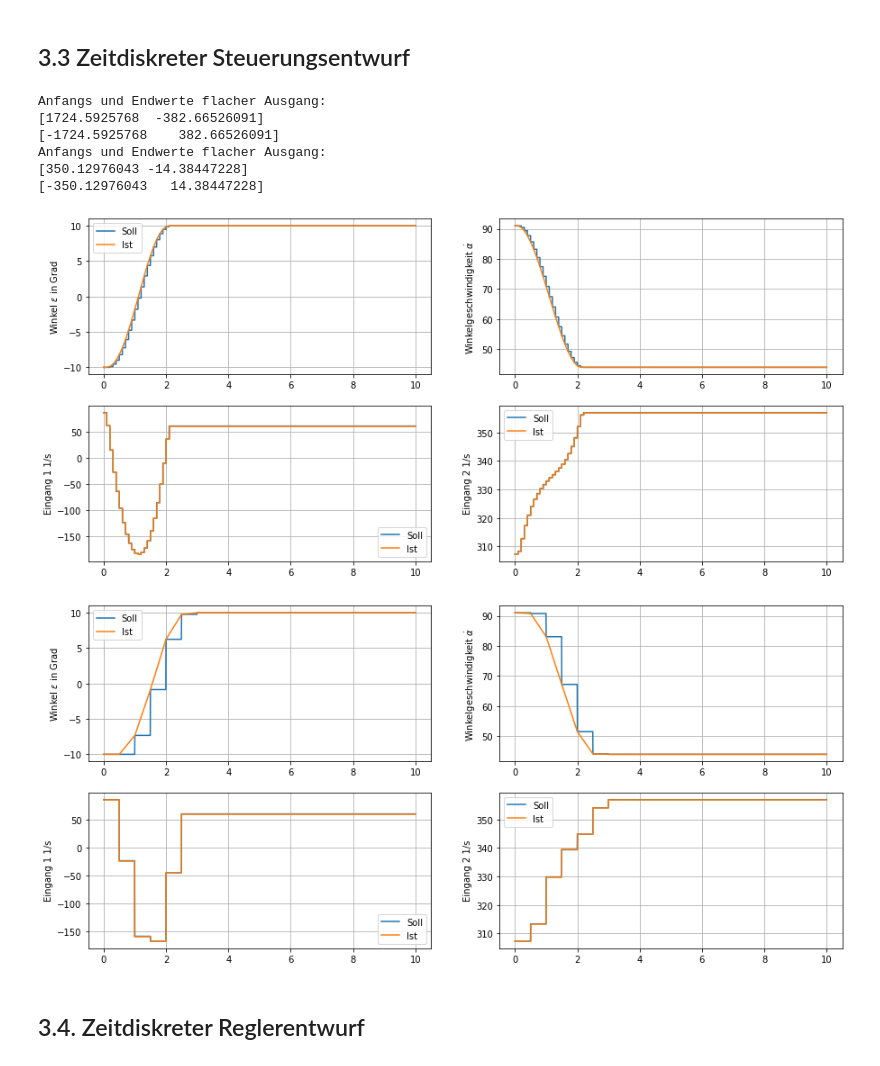
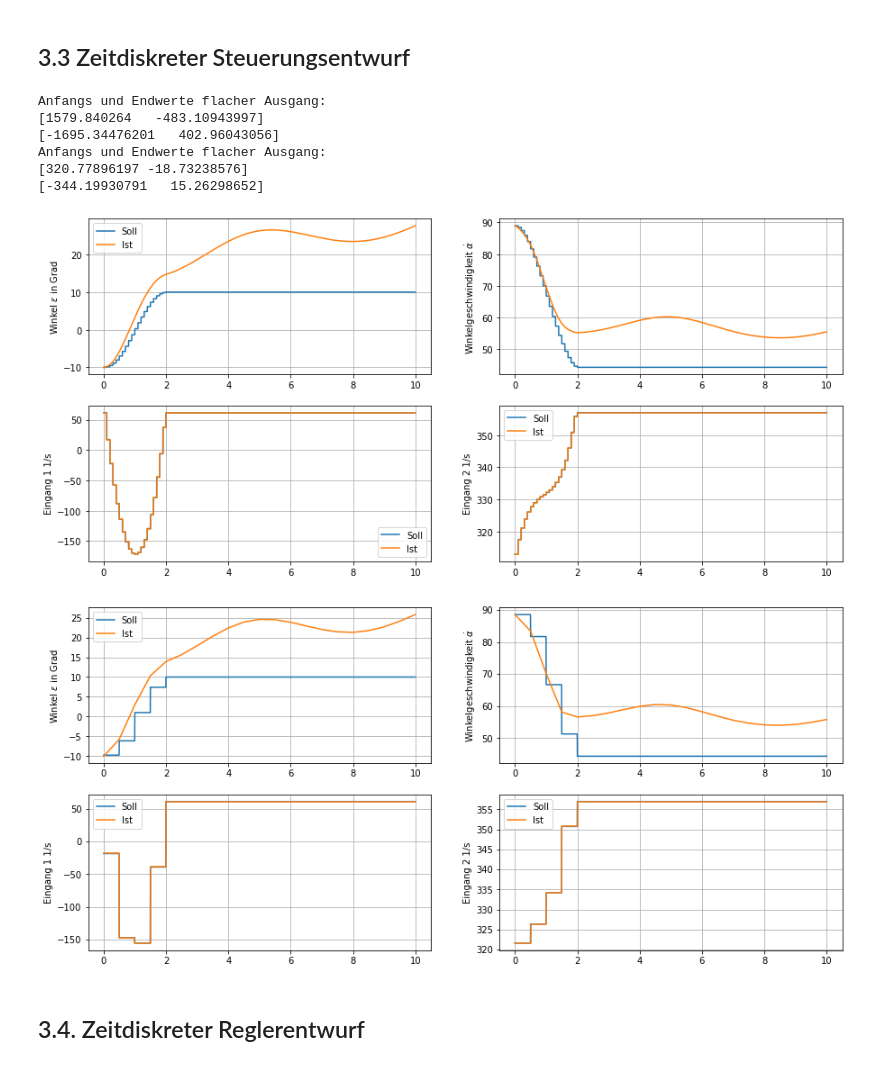
Before and after one commit to StefanKauf/RmsPr, a Jupyter notebook: helirack.ipynb, the cells around one changed output. Saved outputs shown, nothing was run; the diff lists cells and outputs as text; code cells hidden in the pictures.

```diff
--- a/helirack.ipynb
+++ b/helirack.ipynb
@@ -693,7 +693,7 @@ T=2.0
 #Simulationszeit
 Tsim=10
 
-linear=True
+linear=False
 
 for Ta in Ta_v:
     #Schritte für Übergang
@@ -714,39 +714,39 @@ for Ta in Ta_v:
     #Wrapper für Modell
     if linear:
         rhs = lambda t,x,controller:heli_lin.model(t,x,controller)
         x0=trajectory_discrete.state(0)
     else:
         rhs = lambda t,x,controller:heli.model(t,x,controller)
         x0,u0=heli.equilibrium(y1_equi)
 
 
     #Zeitdiskrete Simulation
     t_sim,x_sim,u_sim=simulate_discrete(rhs,x0,controller,Ta,Tsim)
 
     #Ergebnisse Plotten
     x_desired=trajectory_discrete.state(np.floor(t_sim/Ta))
     u_desired=trajectory_discrete.input(np.floor(t_sim/Ta))
     y_desired=trajectory_discrete.output(np.floor(t_sim/Ta))
 
     if linear:
         y_sim = heli_lin.output(t_sim,x_sim,lambda t,x:controller(np.round(t_sim/Ta),x))
     else:
         y_sim = heli.output(t_sim,x_sim,lambda t,x:controller(np.round(t_sim/Ta),x))
 
 
     plot_results(t_sim,
                    (x_desired,x_sim),
                    (u_desired,u_sim),
                    (y_desired,y_sim))
 # %% [output]
 Anfangs und Endwerte flacher Ausgang:
-[1724.5925768  -382.66526091]
-[-1724.5925768    382.66526091]
+[1579.840264   -483.10943997]
+[-1695.34476201   402.96043056]
 Anfangs und Endwerte flacher Ausgang:
-[350.12976043 -14.38447228]
-[-350.12976043   14.38447228]
+[320.77896197 -18.73238576]
+[-344.19930791   15.26298652]
-[figure, old version]
+[figure, new version]
-[figure, old version]
+[figure, new version]
 # %% [markdown]
 ## 3.4. Zeitdiskreter Reglerentwurf
 # %%
```
Also changed, not shown: parts of 2 cells of this notebook, 1 other file.
